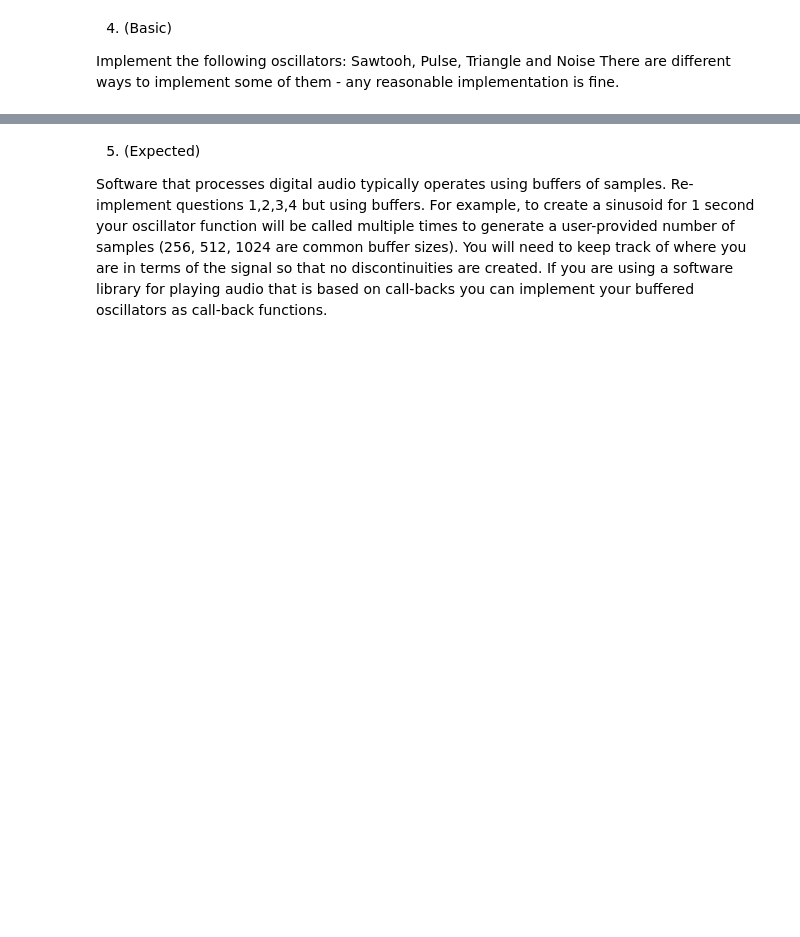
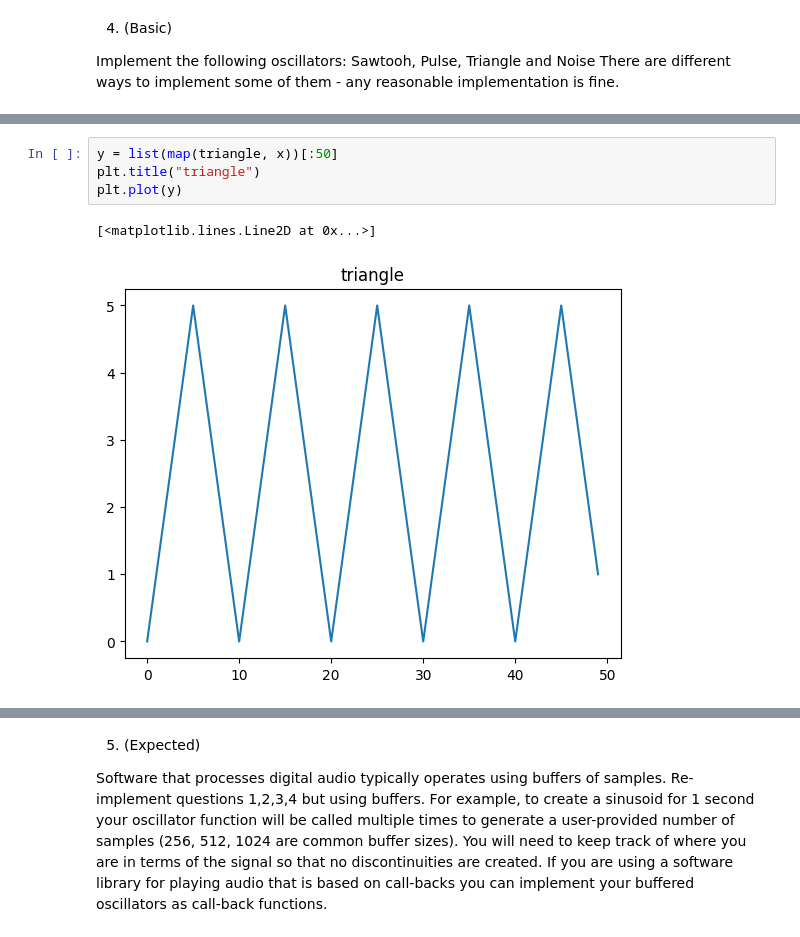
Before and after one commit to iamvickynguyen/CSC484D-Synthesizer, a Jupyter notebook: A1/A1.ipynb, the cells around one changed output, grey strips where cells are left out. Saved outputs shown, nothing was run; the diff lists cells and outputs as text; blank space fills up the shorter version.

```diff
--- a/A1/A1.ipynb
+++ b/A1/A1.ipynb
@@ -186,0 +153,7 @@ ipd.Audio(data, rate=srate)
+# %%
+y = list(map(triangle, x))[:50]
+plt.title("triangle")
+plt.plot(y)
+# %% [output]
+[<matplotlib.lines.Line2D at 0x...>]
+[figure, added]
```
Also changed, not shown: parts of 8 cells of this notebook, 1 other file.
